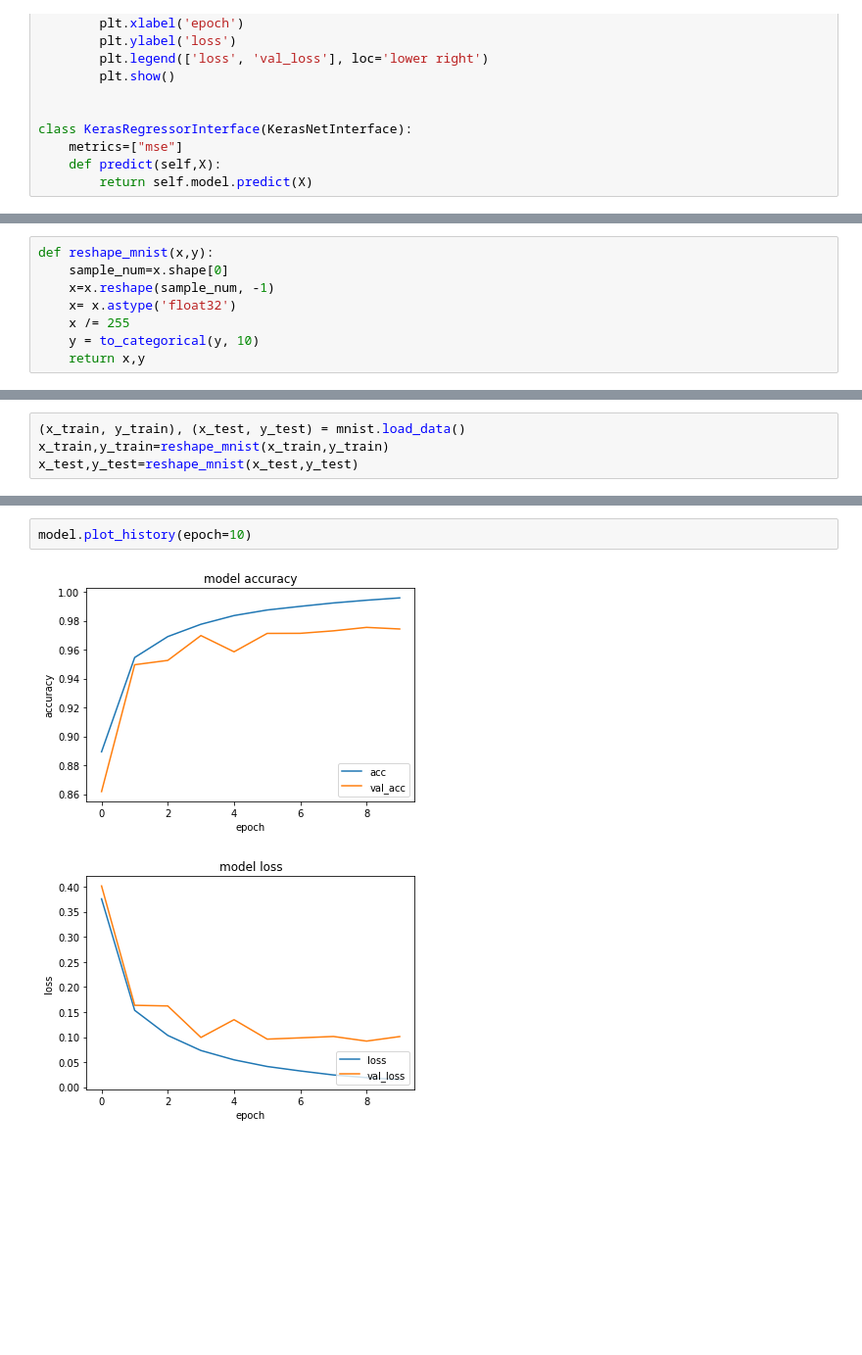
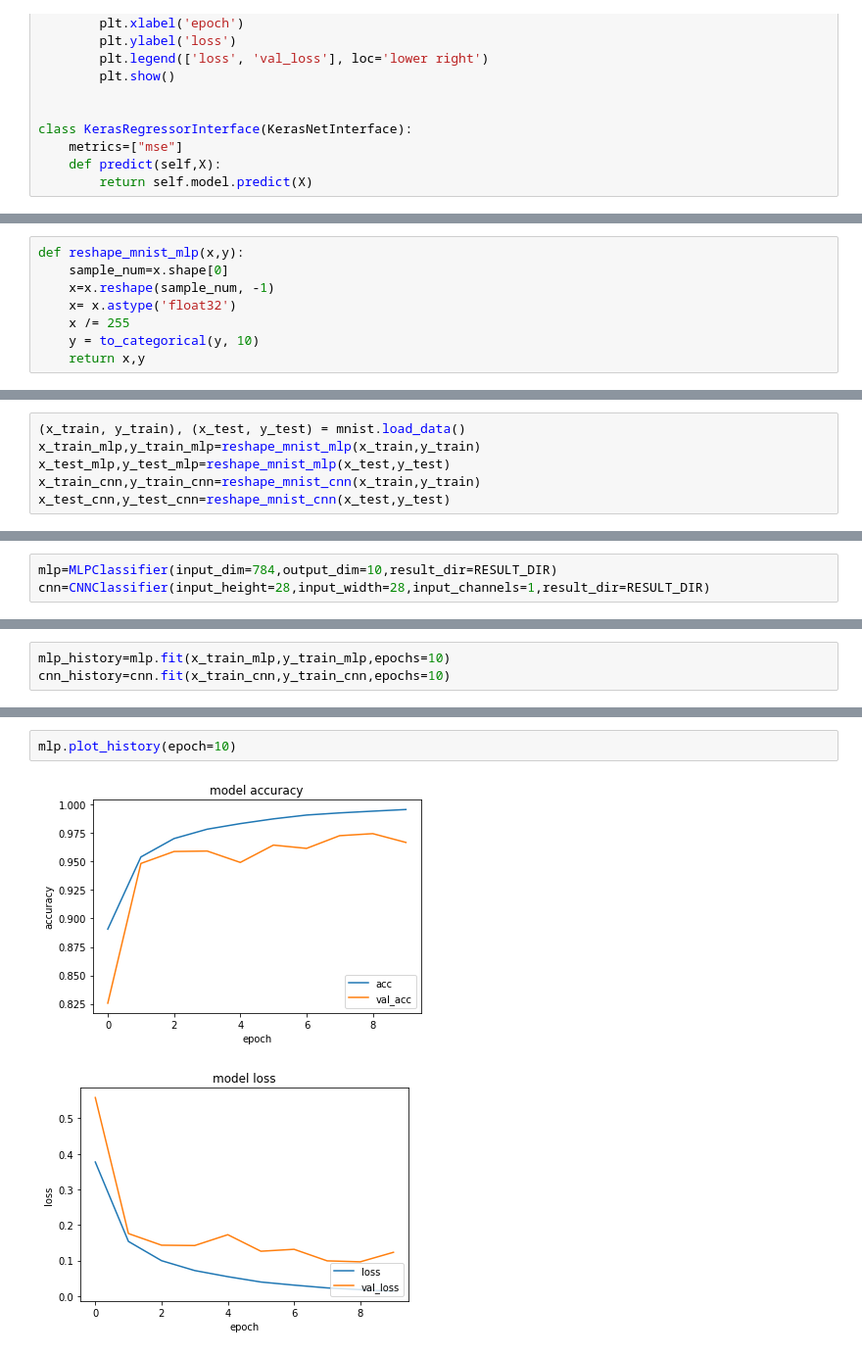
Before and after one commit to habroptilus/keras-tools, a Jupyter notebook: mnist_mlp.ipynb, the cells around one changed output, grey strips where cells are left out. Shown at 98% size. Saved outputs shown, nothing was run; the diff lists cells and outputs as text; blank space fills up the shorter version.

```diff
--- a/mnist_mlp.ipynb
+++ b/mnist_mlp.ipynb
@@ -173,5 +210,5 @@ class MLPClassifier(KerasClassifierInterface):
 # %%
-def reshape_mnist(x,y):
+def reshape_mnist_mlp(x,y):
     sample_num=x.shape[0]
     x=x.reshape(sample_num, -1)
     x= x.astype('float32')
@@ -181,4 +226,6 @@ def reshape_mnist(x,y):
 # %%
 (x_train, y_train), (x_test, y_test) = mnist.load_data()
-x_train,y_train=reshape_mnist(x_train,y_train)
-x_test,y_test=reshape_mnist(x_test,y_test)
+x_train_mlp,y_train_mlp=reshape_mnist_mlp(x_train,y_train)
+x_test_mlp,y_test_mlp=reshape_mnist_mlp(x_test,y_test)
+x_train_cnn,y_train_cnn=reshape_mnist_cnn(x_train,y_train)
+x_test_cnn,y_test_cnn=reshape_mnist_cnn(x_test,y_test)
@@ -210,0 +236,3 @@ Epoch 10/10
+# %%
+mlp=MLPClassifier(input_dim=784,output_dim=10,result_dir=RESULT_DIR)
+cnn=CNNClassifier(input_height=28,input_width=28,input_channels=1,result_dir=RESULT_DIR)
@@ -210,0 +246,3 @@ Epoch 10/10
+# %%
+mlp_history=mlp.fit(x_train_mlp,y_train_mlp,epochs=10)
+cnn_history=cnn.fit(x_train_cnn,y_train_cnn,epochs=10)
@@ -211,5 +267,5 @@ Epoch 10/10
 # %%
-model.plot_history(epoch=10)
+mlp.plot_history(epoch=10)
 # %% [output]
-[figure, old version]
+[figure, new version]
-[figure, old version]
+[figure, new version]
```
Also changed, not shown: parts of 14 cells of this notebook.
